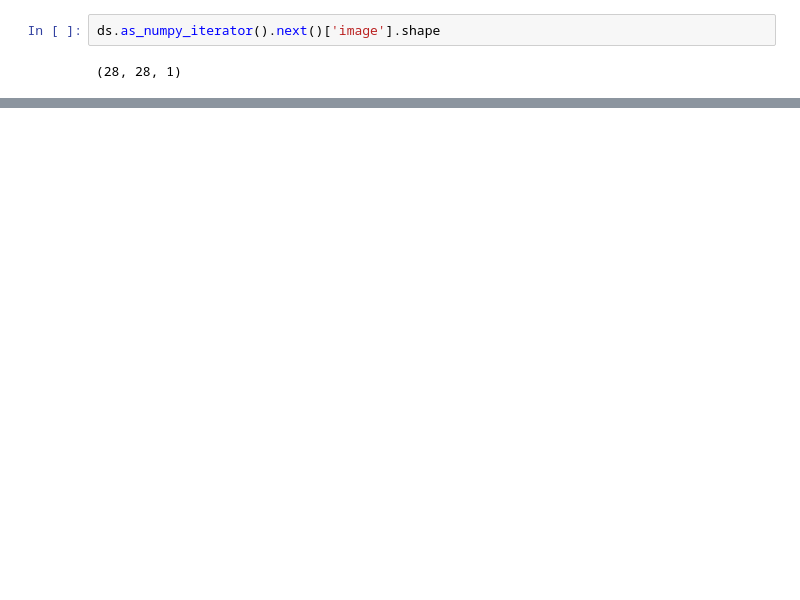
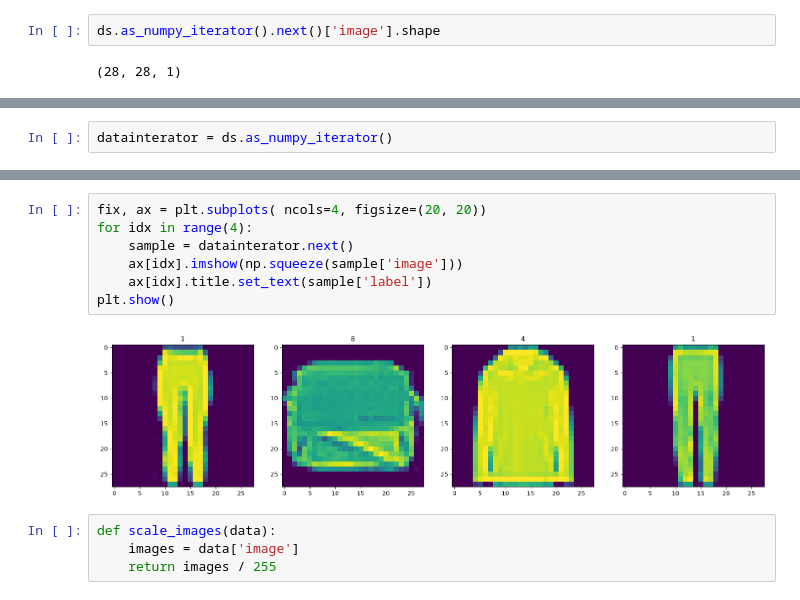
Before and after one commit to trungsyd2409/dl_gen_adversarial_nn, a Jupyter notebook: main.ipynb, the cells around one changed output, grey strips where cells are left out. Cells and saved outputs as stored; diff of their text form; blank space fills up the shorter version.

```diff
--- a/main.ipynb
+++ b/main.ipynb
@@ -30,0 +20,2 @@ ds.as_numpy_iterator().next()['image'].shape
+# %%
+datainterator = ds.as_numpy_iterator()
@@ -30,0 +42,13 @@ ds.as_numpy_iterator().next()['image'].shape
+# %%
+fix, ax = plt.subplots( ncols=4, figsize=(20, 20))
+for idx in range(4):
+    sample = datainterator.next()
+    ax[idx].imshow(np.squeeze(sample['image']))
+    ax[idx].title.set_text(sample['label'])
+plt.show()
+# %% [output]
+[figure, added]
+# %%
+def scale_images(data):
+    images = data['image']
+    return images / 255
```
Also changed, not shown: parts of 41 cells of this notebook.
